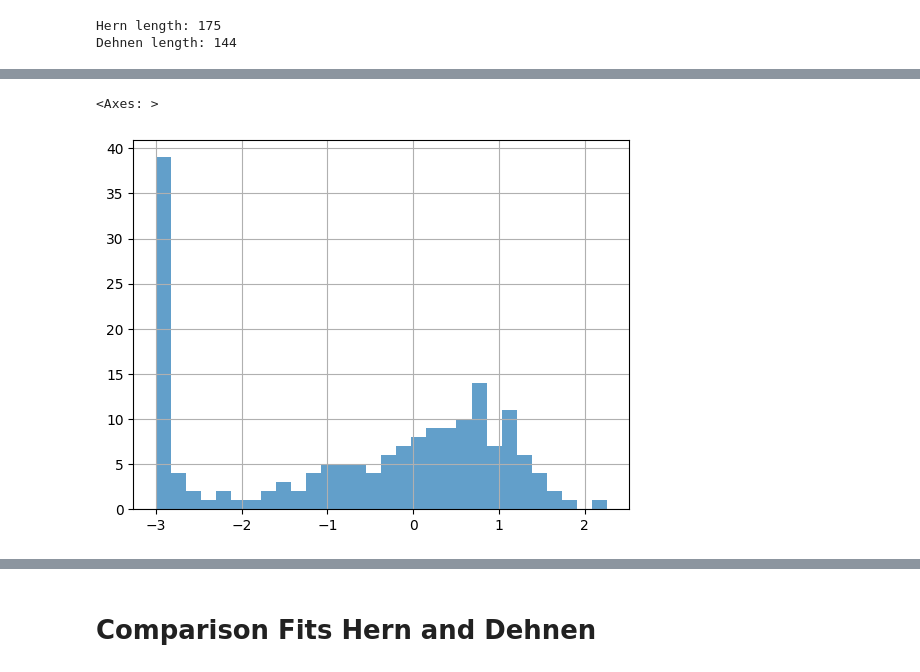
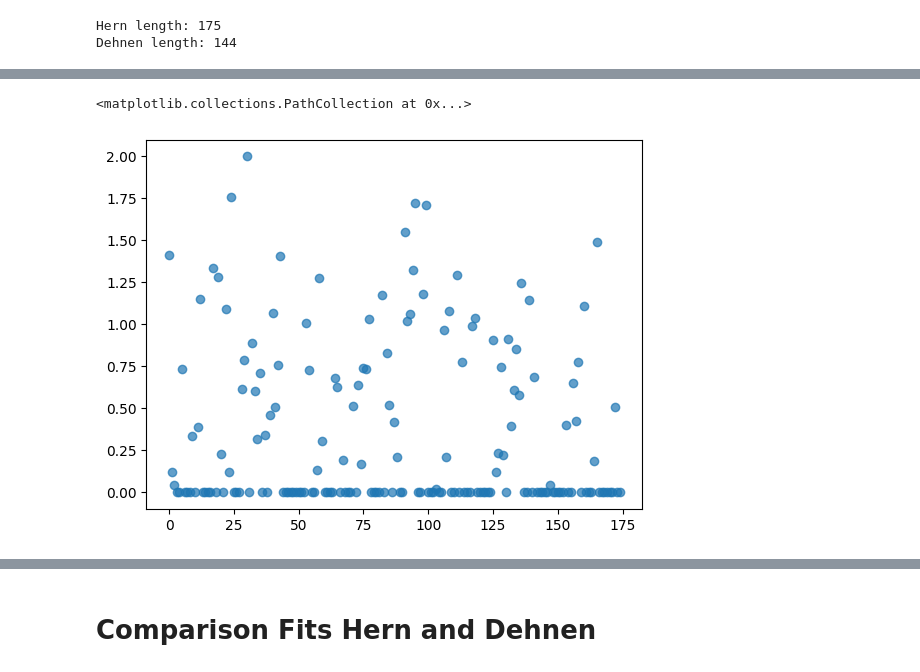
Before and after one commit to AdamSmithOrlik/sidm-rotation-curves-SPARC, a Jupyter notebook: baryon-fits.ipynb, the cells around one changed output, grey strips where cells are left out. Cells and saved outputs as stored; diff of their text form; code cells hidden in the pictures.

Commit message:
Fixed gamma range between 0-2.

```diff
--- a/baryon-fits.ipynb
+++ b/baryon-fits.ipynb
@@ -847,0 +854,19 @@ plt.show()
+# %%
+dfh = pd.read_csv(data_path + "hern_fits.csv")
+# dfht = pd.read_csv(data_path + "hern_fits_test.csv")
+dfd = pd.read_csv(data_path + "dehnen_fits.csv")
+# dfdt = pd.read_csv(data_path + "dehnen-fits-test.csv")
+
+plt.figure(figsize=(6,4))
+# plt.scatter(dfh["M_b_fit_bulge"].values, dfh["gamma_fit_bulge"].values, color='C0', alpha=0.4, label='Hernquist Fit')
+plt.scatter(dfd["M_b_fit_bulge"].values, dfd["gamma_fit_bulge"].values, color='C3', alpha=0.4, label='Dehnen Fit')
+# plt.scatter(dfd["M_b_fit"].values, dfd["gamma_fit"].values, color='C1', alpha=0.4, label='Dehnen Fit')
+# plt.scatter(dfdt["M_b_fit"].values, dfdt["a_fit"].values, color='C2', alpha=0.4, label='Dehnen Fit (Test)')
+plt.xlabel('Fitted Baryonic Mass M_b [solar masses]')
+plt.ylabel('Shape paramater gamma')
+plt.title('Comparison of Hernquist and Dehnen Fit Parameters')
+plt.xscale('log')
+plt.yscale('log')
+plt.legend()
+plt.grid()
+plt.show()
@@ -848,5 +885,5 @@ plt.show()
 # %%
-dfh['gamma_fit'].hist(bins=30, color='C0', alpha=0.7)
+plt.scatter(range(len(dfd)), dfd['gamma_fit'].values, color='C0', alpha=0.7)
 # %% [output]
-<Axes: >
+<matplotlib.collections.PathCollection at 0x...>
-[figure, old version]
+[figure, new version]
```
Also changed, not shown: parts of 30 cells of this notebook, 8 other files.
